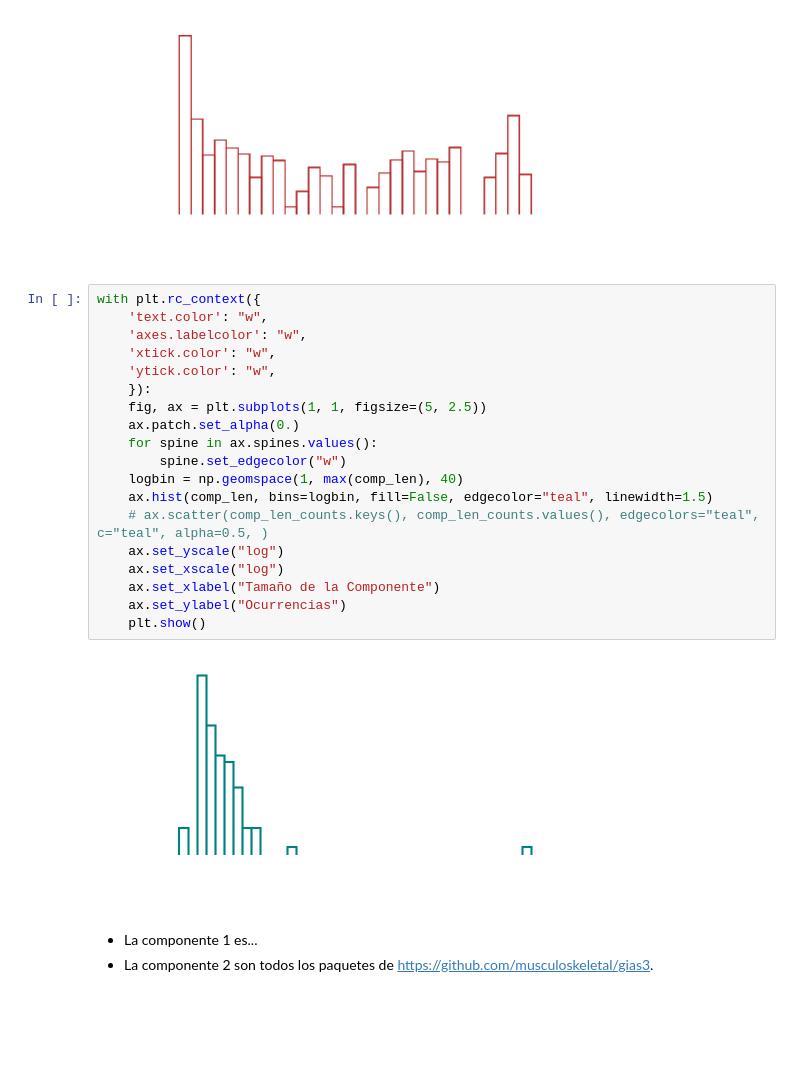
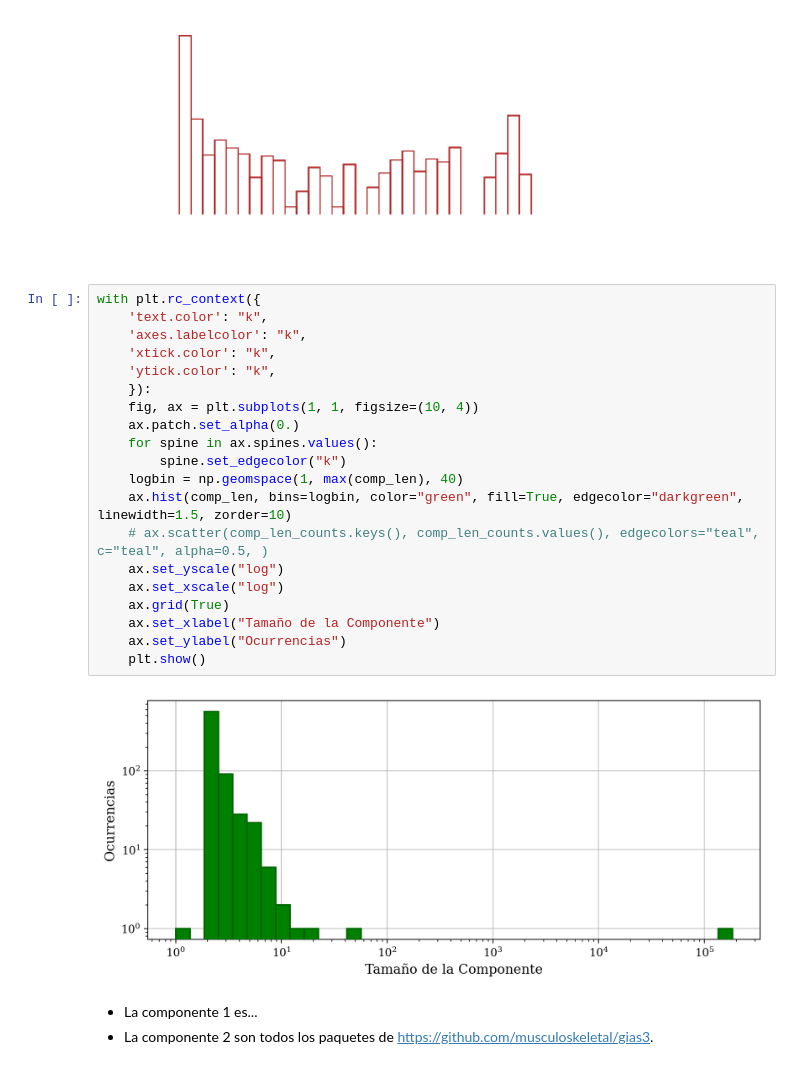
Before and after one commit to facundojgarcia02/CoNet, a Jupyter notebook: Tp Final/analysis/reach/propagation.ipynb, the cells around one changed output. Drawn from its saved outputs; the diff is of its cells as text; blank space fills up the shorter version.

Commit message:
plots informe

```diff
--- a/Tp Final/analysis/reach/propagation.ipynb
+++ b/Tp Final/analysis/reach/propagation.ipynb
@@ -246,25 +246,26 @@ with plt.rc_context({
 [figure]
 # %%
 with plt.rc_context({
-    'text.color': "w",
-    'axes.labelcolor': "w",
-    'xtick.color': "w",
-    'ytick.color': "w",
+    'text.color': "k",
+    'axes.labelcolor': "k",
+    'xtick.color': "k",
+    'ytick.color': "k",
     }):
-    fig, ax = plt.subplots(1, 1, figsize=(5, 2.5))
+    fig, ax = plt.subplots(1, 1, figsize=(10, 4))
     ax.patch.set_alpha(0.)
     for spine in ax.spines.values():
-        spine.set_edgecolor("w")
+        spine.set_edgecolor("k")
     logbin = np.geomspace(1, max(comp_len), 40)
-    ax.hist(comp_len, bins=logbin, fill=False, edgecolor="teal", linewidth=1.5)
+    ax.hist(comp_len, bins=logbin, color="green", fill=True, edgecolor="darkgreen", linewidth=1.5, zorder=10)
     # ax.scatter(comp_len_counts.keys(), comp_len_counts.values(), edgecolors="teal", c="teal", alpha=0.5, )
     ax.set_yscale("log")
     ax.set_xscale("log")
+    ax.grid(True)
     ax.set_xlabel("Tamaño de la Componente")
     ax.set_ylabel("Ocurrencias")
     plt.show()
 # %% [output]
-[figure, old version]
+[figure, new version]
 # %% [markdown]
 - La componente 1 es...
 - La componente 2 son todos los paquetes de https://github.com/musculoskeletal/gias3.
```
